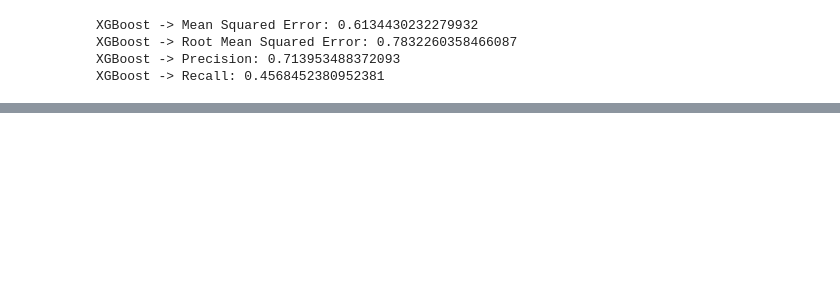
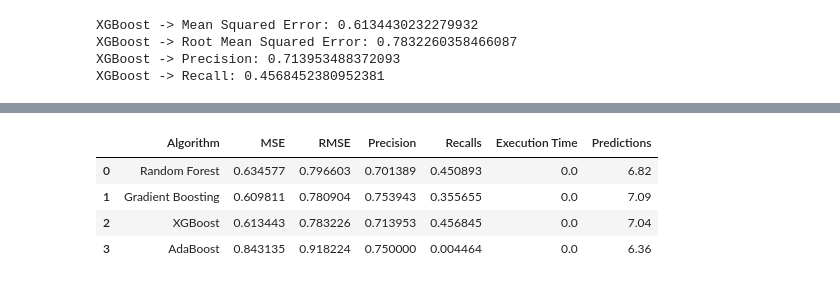
Before and after one commit to Exion007/Colab, a Jupyter notebook: ensemble_learning.ipynb, the cells around one changed output, grey strips where cells are left out. Cells and saved outputs as stored; diff of their text form; code cells hidden in the pictures; blank space fills up the shorter version.

```diff
--- a/ensemble_learning.ipynb
+++ b/ensemble_learning.ipynb
@@ -176,16 +177,16 @@ rmses = []
 precisions = []
 recalls = []
 exectimes = []
+predictions = []
 
-#infodf = pd.DataFrame(columns = cols)
-
-def addrow(alg, mse, precision, recall, exec_time):
+def addrow(alg, mse, precision, recall, exec_time, prediction):
   algs.append(alg)
   mses.append(mse)
   rmses.append(mse ** 0.5)
   precisions.append(precision)
   recalls.append(recall)
   exectimes.append(exec_time)
+  predictions.append(prediction)
 # %%
 # Split data
 X_train, X_test, y_train, y_test = train_test_split(X_encoded, y, test_size=0.2, random_state=42)
@@ -386,8 +357,14 @@ new_data_encoded = pd.concat([new_data[['vote_count', 'budget', 'popularity']],
 print()
 
 # Make prediction for new data
-prediction = model_rf.predict(new_data_encoded)
-print(f"Random Forest Regressor -> Predicted Vote Average: {prediction[0]:.2f}")
+prediction_rf = model_rf.predict(new_data_encoded)
+print(f"Random Forest Regressor -> Predicted Vote Average: {prediction_rf[0]:.2f}")
 
-prediction = model_xgb.predict(new_data_encoded)
-print(f"XGBoost Regressor -> Predicted Vote Average: {prediction[0]:.2f}")
+prediction_gb = model_gb.predict(new_data_encoded)
+print(f"Gradient Boosting Regressor -> Predicted Vote Average: {prediction_gb[0]:.2f}")
+
+prediction_xgb = model_xgb.predict(new_data_encoded)
+print(f"XGBoost Regressor -> Predicted Vote Average: {prediction_xgb[0]:.2f}")
+
+prediction_adaboost = model_adaboost.predict(new_data_encoded)
+print(f"AdaBoost Regressor -> Predicted Vote Average: {prediction_adaboost[0]:.2f}")
@@ -393,0 +383,25 @@ print(f"XGBoost Regressor -> Predicted Vote Average: {prediction[0]:.2f}")
+# %%
+exectime = 0.0
+addrow("Random Forest", mse_rf, precision_rf, recall_rf, exectime, round(prediction_rf[0], 2))
+addrow("Gradient Boosting", mse_gb, precision_gb, recall_gb, exectime, round(prediction_gb[0], 2))
+addrow("XGBoost", mse_xgb, precision_xgb, recall_xgb, exectime, round(prediction_xgb[0], 2))
+addrow("AdaBoost", mse_ada, precision_ada, recall_ada, exectime, round(prediction_adaboost[0], 2))
+
+data = {
+    "Algorithm" : algs,
+    "MSE" : mses,
+    "RMSE" : rmses,
+    "Precision" : precisions,
+    "Recalls" : recalls,
+    "Execution Time" : exectimes,
+    "Predictions" : predictions
+}
+
+infodf = pd.DataFrame(data)
+infodf.head()
+# %% [output]
+|  | Algorithm | MSE | RMSE | Precision | Recalls | Execution Time | Predictions |
+| 0 | Random Forest | 0.634577 | 0.796603 | 0.701389 | 0.450893 | 0.0 | 6.82 |
+| 1 | Gradient Boosting | 0.609811 | 0.780904 | 0.753943 | 0.355655 | 0.0 | 7.09 |
+| 2 | XGBoost | 0.613443 | 0.783226 | 0.713953 | 0.456845 | 0.0 | 7.04 |
+| 3 | AdaBoost | 0.843135 | 0.918224 | 0.750000 | 0.004464 | 0.0 | 6.36 |
```
Also changed, not shown: parts of 7 cells of this notebook.
